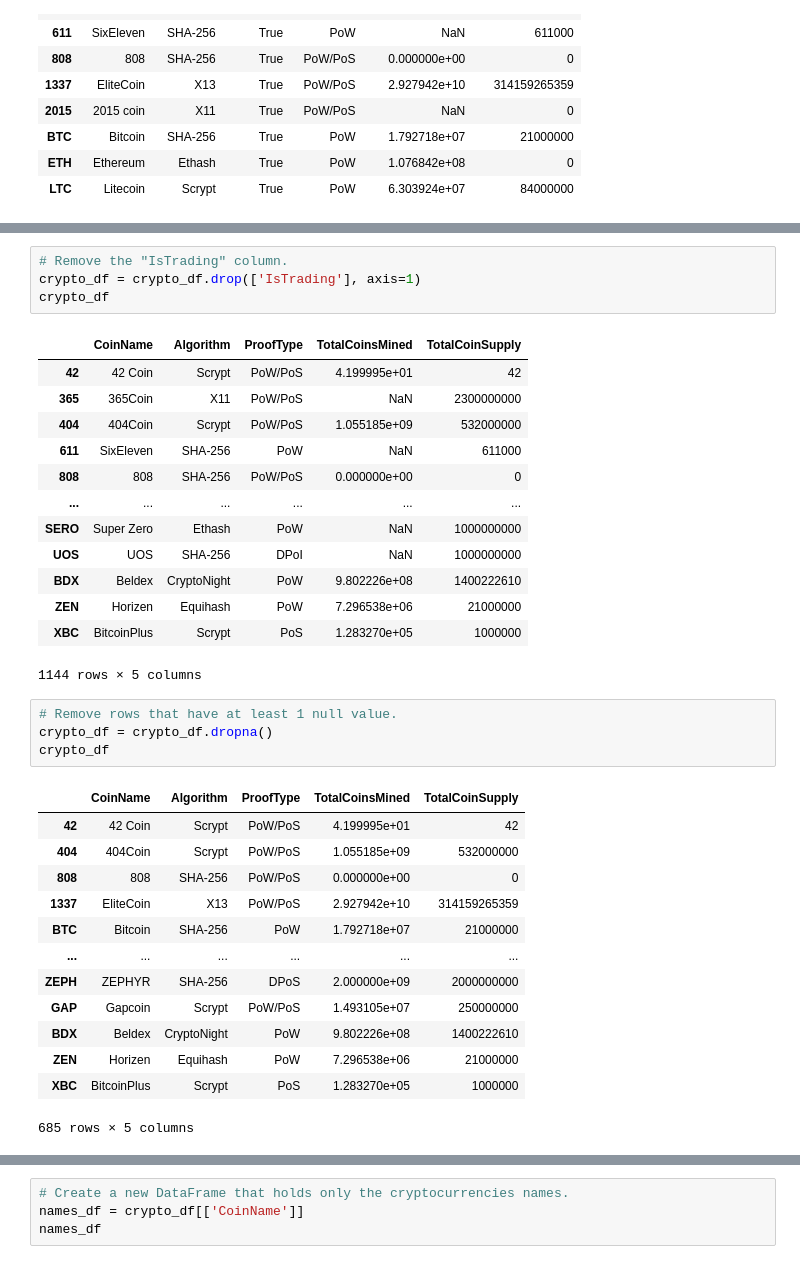
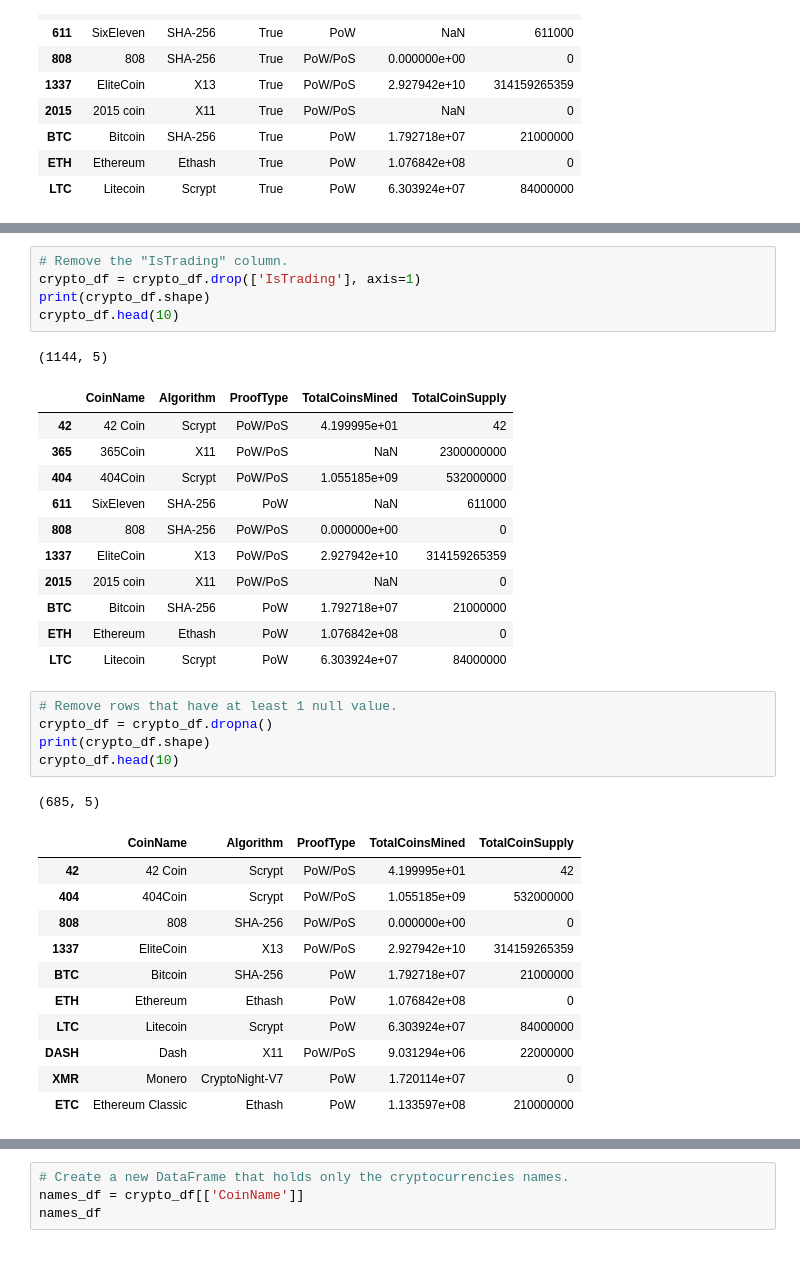
Before and after one commit to jlemus1367/Cryptocurrencies, a Jupyter notebook: crypto_clustering.ipynb, the cells around one changed output, grey strips where cells are left out. Drawn from its saved outputs; the diff is of its cells as text.

```diff
--- a/crypto_clustering.ipynb
+++ b/crypto_clustering.ipynb
@@ -37,39 +49,39 @@ crypto_df.shape
 # %%
 # Remove the "IsTrading" column.
 crypto_df = crypto_df.drop(['IsTrading'], axis=1)
-crypto_df
+print(crypto_df.shape)
+crypto_df.head(10)
 # %% [output]
+(1144, 5)
 |  | CoinName | Algorithm | ProofType | TotalCoinsMined | TotalCoinSupply |
 | 42 | 42 Coin | Scrypt | PoW/PoS | 4.199995e+01 | 42 |
 | 365 | 365Coin | X11 | PoW/PoS | NaN | 2300000000 |
 | 404 | 404Coin | Scrypt | PoW/PoS | 1.055185e+09 | 532000000 |
 | 611 | SixEleven | SHA-256 | PoW | NaN | 611000 |
 | 808 | 808 | SHA-256 | PoW/PoS | 0.000000e+00 | 0 |
-| ... | ... | ... | ... | ... | ... |
-| SERO | Super Zero | Ethash | PoW | NaN | 1000000000 |
-| UOS | UOS | SHA-256 | DPoI | NaN | 1000000000 |
-| BDX | Beldex | CryptoNight | PoW | 9.802226e+08 | 1400222610 |
-| ZEN | Horizen | Equihash | PoW | 7.296538e+06 | 21000000 |
-| XBC | BitcoinPlus | Scrypt | PoS | 1.283270e+05 | 1000000 |
+| 1337 | EliteCoin | X13 | PoW/PoS | 2.927942e+10 | 314159265359 |
+| 2015 | 2015 coin | X11 | PoW/PoS | NaN | 0 |
+| BTC | Bitcoin | SHA-256 | PoW | 1.792718e+07 | 21000000 |
+| ETH | Ethereum | Ethash | PoW | 1.076842e+08 | 0 |
+| LTC | Litecoin | Scrypt | PoW | 6.303924e+07 | 84000000 |
-1144 rows × 5 columns
 # %%
 # Remove rows that have at least 1 null value.
 crypto_df = crypto_df.dropna()
-crypto_df
+print(crypto_df.shape)
+crypto_df.head(10)
 # %% [output]
+(685, 5)
 |  | CoinName | Algorithm | ProofType | TotalCoinsMined | TotalCoinSupply |
 | 42 | 42 Coin | Scrypt | PoW/PoS | 4.199995e+01 | 42 |
 | 404 | 404Coin | Scrypt | PoW/PoS | 1.055185e+09 | 532000000 |
 | 808 | 808 | SHA-256 | PoW/PoS | 0.000000e+00 | 0 |
 | 1337 | EliteCoin | X13 | PoW/PoS | 2.927942e+10 | 314159265359 |
 | BTC | Bitcoin | SHA-256 | PoW | 1.792718e+07 | 21000000 |
-| ... | ... | ... | ... | ... | ... |
-| ZEPH | ZEPHYR | SHA-256 | DPoS | 2.000000e+09 | 2000000000 |
-| GAP | Gapcoin | Scrypt | PoW/PoS | 1.493105e+07 | 250000000 |
-| BDX | Beldex | CryptoNight | PoW | 9.802226e+08 | 1400222610 |
-| ZEN | Horizen | Equihash | PoW | 7.296538e+06 | 21000000 |
-| XBC | BitcoinPlus | Scrypt | PoS | 1.283270e+05 | 1000000 |
+| ETH | Ethereum | Ethash | PoW | 1.076842e+08 | 0 |
+| LTC | Litecoin | Scrypt | PoW | 6.303924e+07 | 84000000 |
+| DASH | Dash | X11 | PoW/PoS | 9.031294e+06 | 22000000 |
+| XMR | Monero | CryptoNight-V7 | PoW | 1.720114e+07 | 0 |
+| ETC | Ethereum Classic | Ethash | PoW | 1.133597e+08 | 210000000 |
-685 rows × 5 columns
 # %%
 # Keep the rows where coins are mined.
 crypto_df = crypto_df[crypto_df['TotalCoinsMined'] > 0]
```
Also changed, not shown: parts of 3 cells of this notebook.
